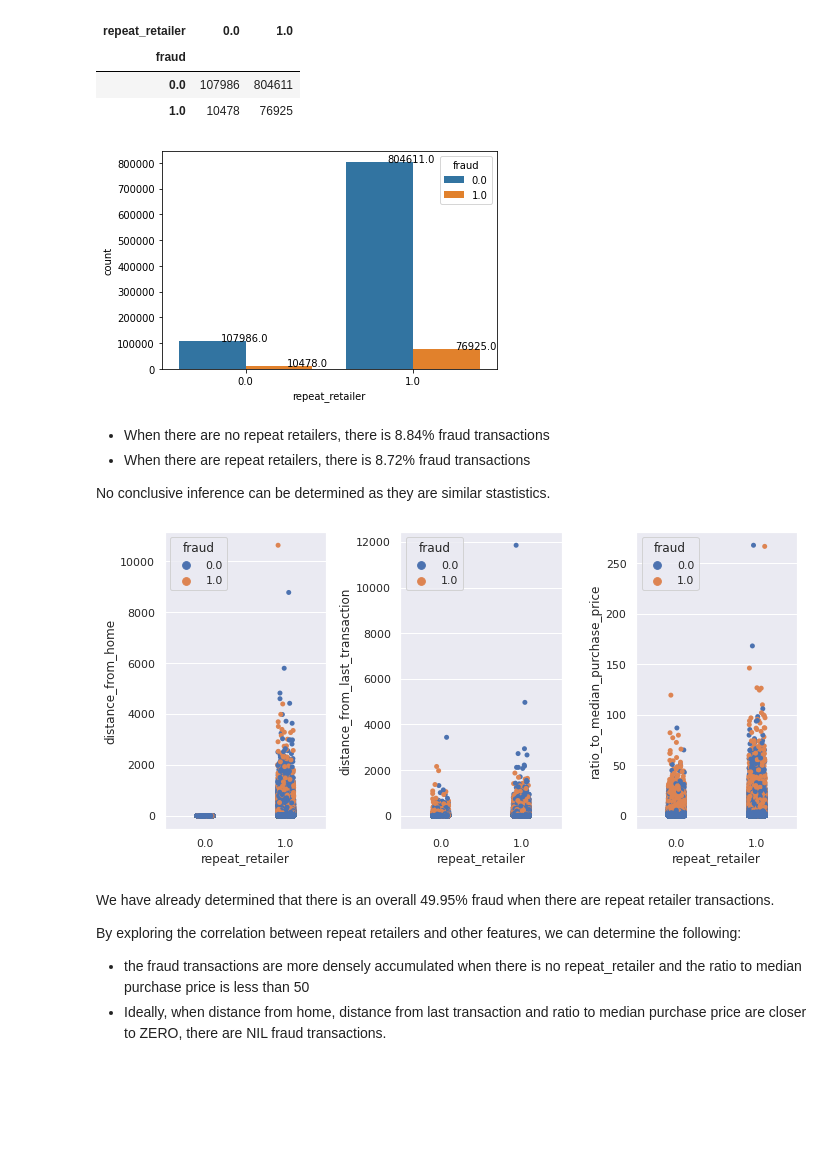
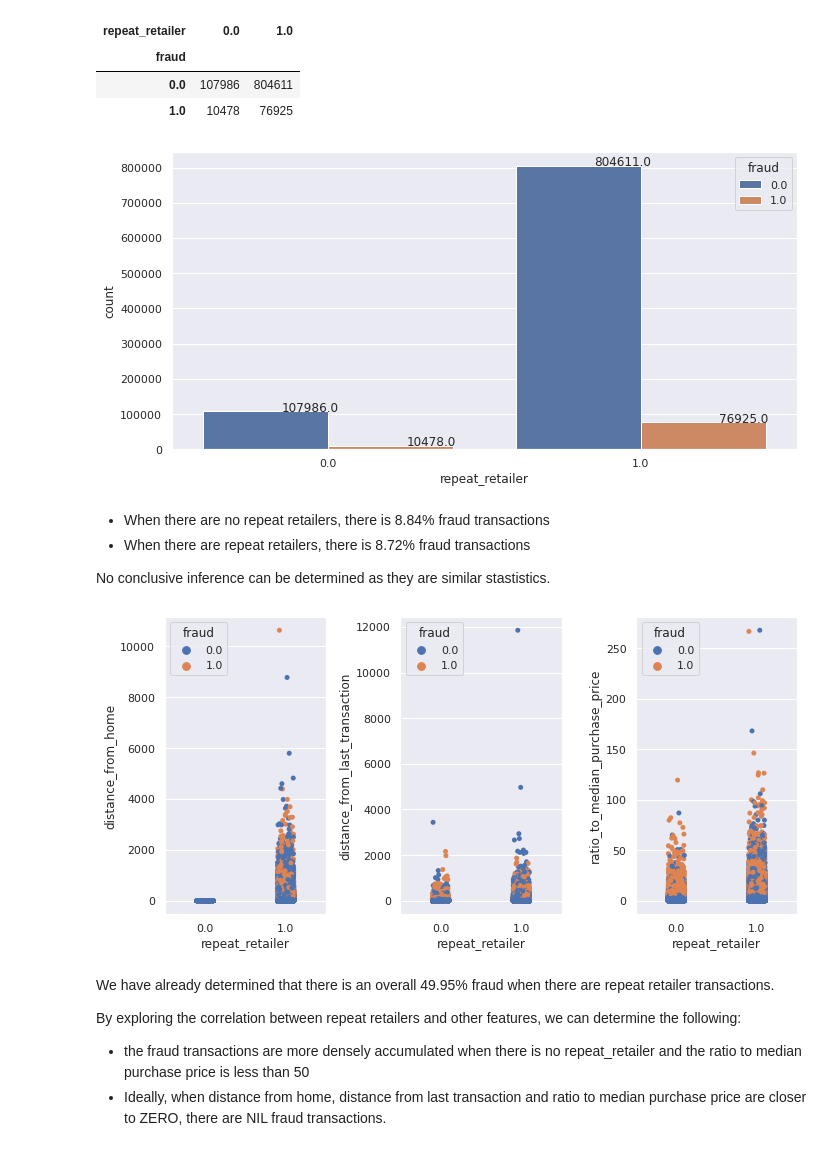
Before and after one commit to rajathAgalkote/CreditCard_Fraud_Detection, a Jupyter notebook: Rajathadri_CreditCard_Fraud_Detection.ipynb, the cells around one changed output. Drawn from its saved outputs; the diff is of its cells as text; code cells hidden in the pictures; blank space fills up the shorter version.

```diff
--- a/Rajathadri_CreditCard_Fraud_Detection.ipynb
+++ b/Rajathadri_CreditCard_Fraud_Detection.ipynb
@@ -292,15 +295,17 @@ pd.crosstab(ds.fraud, ds.repeat_retailer)
 | 0.0 | 107986 | 804611 |
 | 1.0 | 10478 | 76925 |
 # %%
+sns.set(rc={'figure.figsize':(10,5)})
+
 ax = sns.countplot(x='repeat_retailer', hue='fraud', data=ds)
 
 # Display the counts for each column using annotate function
 for p in ax.patches:
    ax.annotate('{:.1f}'.format(p.get_height()), (p.get_x()+0.25, p.get_height()+0.01))
 
 plt.show()
 # %% [output]
-[figure, old version]
+[figure, new version]
 # %% [markdown]
 
 
@@ -319,7 +324,7 @@ sns.stripplot(ax= ax3, data=ds, x="repeat_retailer", y="ratio_to_median_purchase
 
 plt.show()
 # %% [output]
-[figure, old version]
+[figure, new version]
 # %% [markdown]
 We have already determined that there is an overall 49.95% fraud when there are repeat retailer transactions.
 
```
Also changed, not shown: parts of 4 cells of this notebook.
